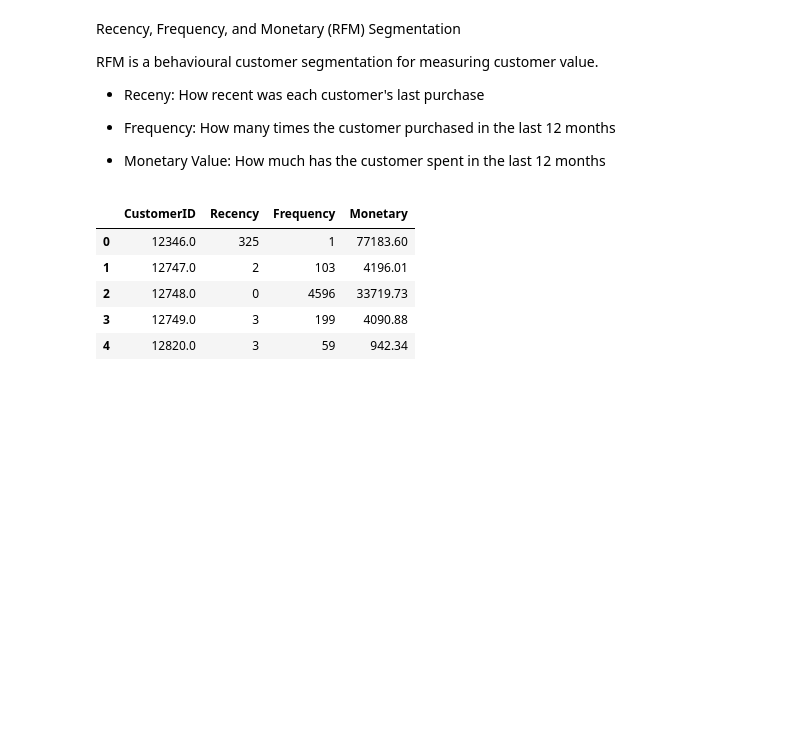
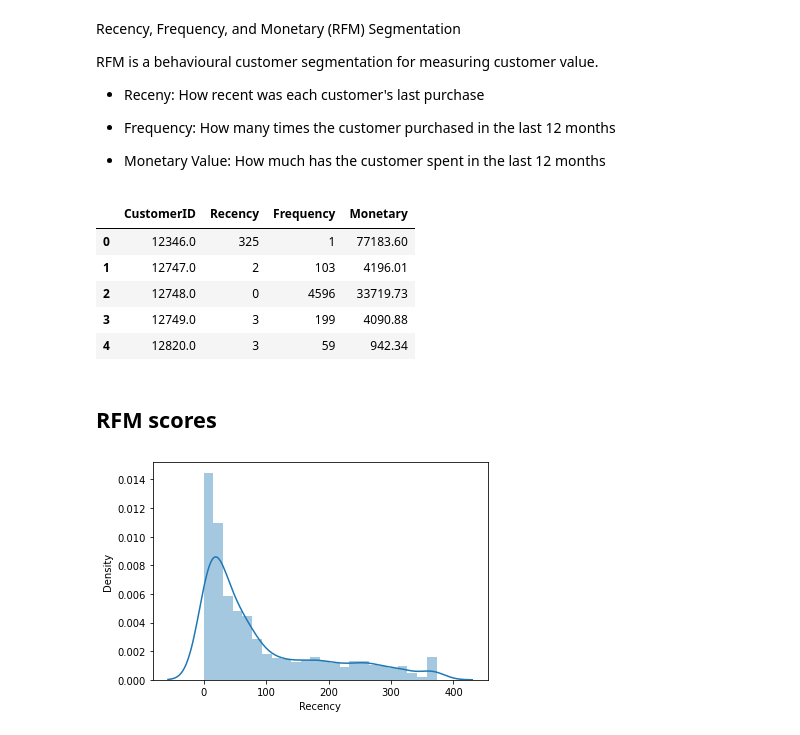
Before and after one commit to Deven876/Customer-Segmentation, a Jupyter notebook: Customer_Segmentation.ipynb, the cells around one changed output. Saved outputs shown, nothing was run; the diff lists cells and outputs as text; code cells hidden in the pictures; blank space fills up the shorter version.

Commit message:
rfm scores

```diff
--- a/Customer_Segmentation.ipynb
+++ b/Customer_Segmentation.ipynb
@@ -261,3 +261,13 @@ RFMScores.reset_index().head()
 | 2 | 12748.0 | 0 | 4596 | 33719.73 |
 | 3 | 12749.0 | 3 | 199 | 4090.88 |
 | 4 | 12820.0 | 3 | 59 | 942.34 |
+# %% [markdown]
+## RFM scores
+# %%
+#Recency distribution plot
+
+x = RFMScores['Recency']
+
+ax = sns.distplot(x)
+# %% [output]
+[figure, added]
```
Also changed, not shown: parts of 1 cell of this notebook.
